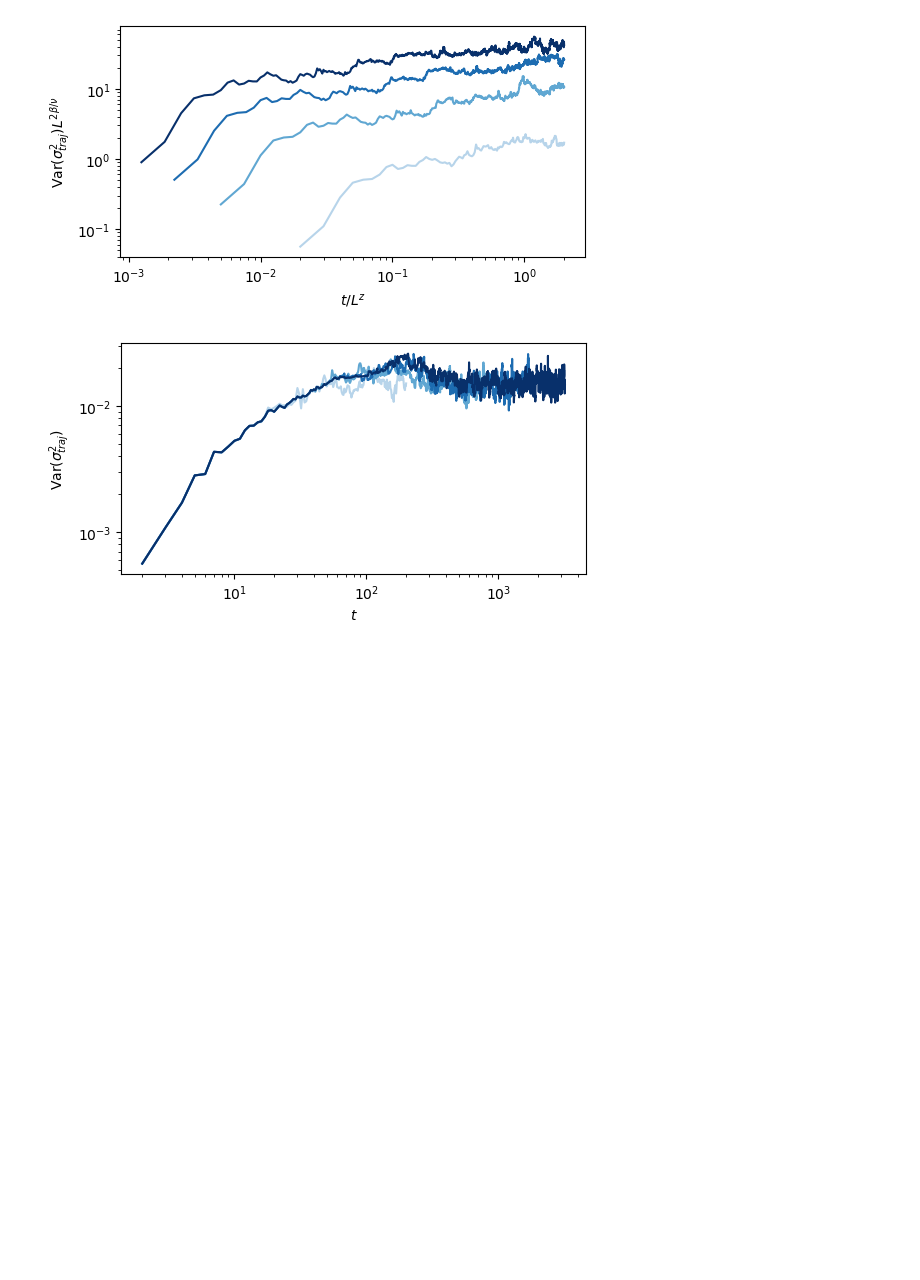
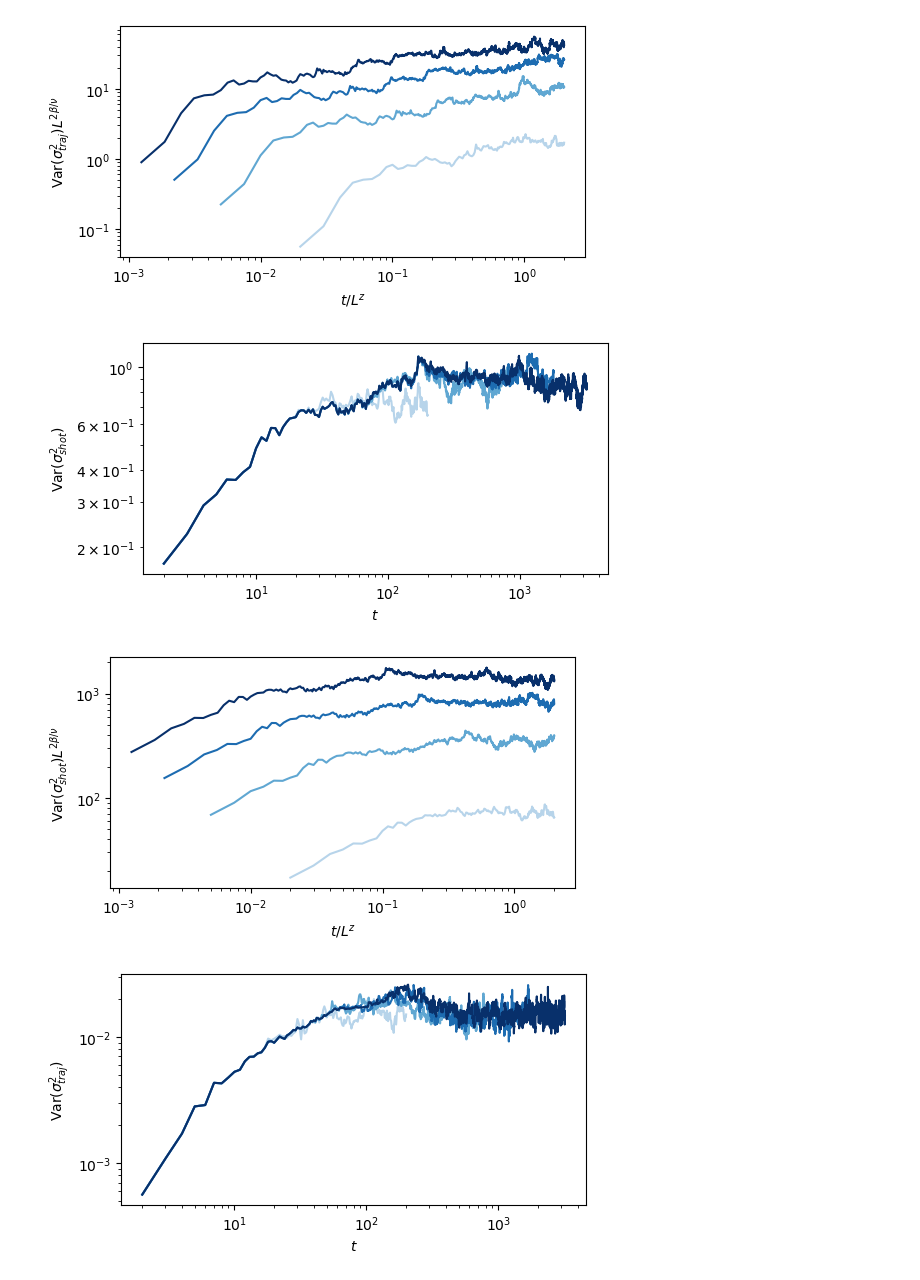
Before and after one commit to hainingpan/CT_MPS, a Jupyter notebook: FM_fluct_T.ipynb, the cells around one changed output. Drawn from its saved outputs; the diff is of its cells as text; code cells hidden in the pictures; blank space fills up the shorter version.

```diff
--- a/FM_fluct_T.ipynb
+++ b/FM_fluct_T.ipynb
@@ -776,6 +793,12 @@ plot_T(traj_var_DW, p=0.5, metric='var', method='traj', rescale=True, idxmin=2)
 # %% [output]
 [figure]
 [figure]
+# %%
+plot_T(shot_var_DW, p=0.5, metric='var', method='shot', idxmin=2)
+plot_T(shot_var_DW, p=0.5, metric='var', method='shot', rescale=True, idxmin=2)
+# %% [output]
+[figure, added]
+[figure, added]
 # %%
 plot_T(traj_var_DW, p=0.4, metric='var', method='traj', xscale='log',idxmin=2, )
 # %% [output]
```
Also changed, not shown: parts of 4 cells of this notebook.
